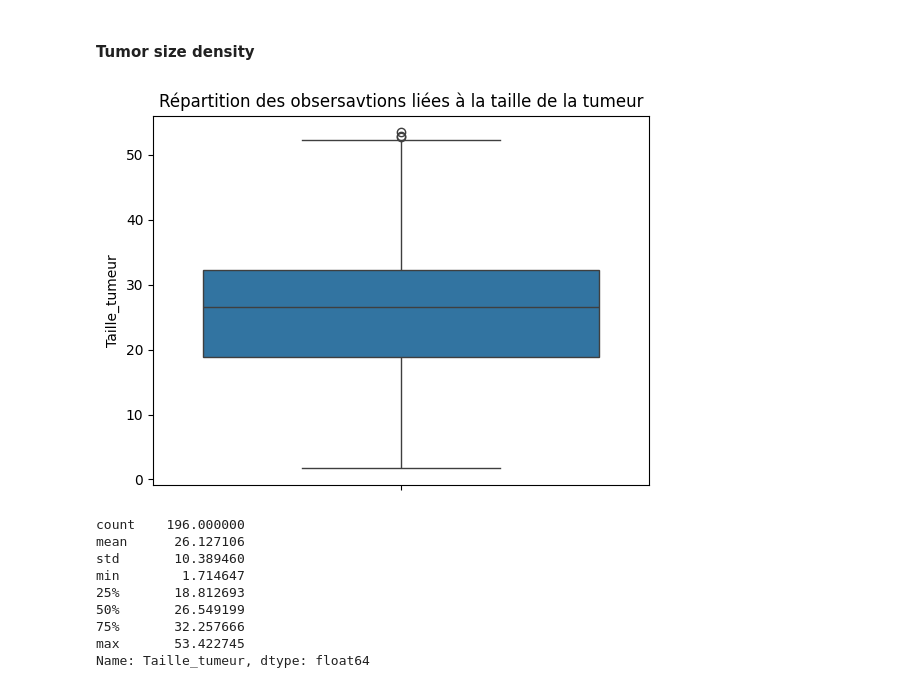
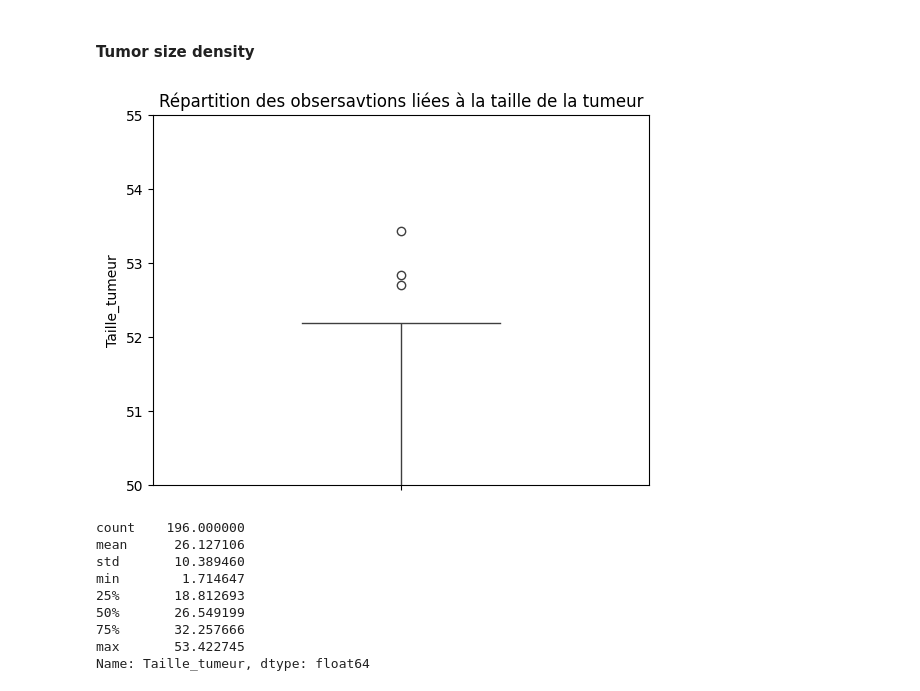
Before and after one commit to dev-byTN/Cancer_Model-Project, a Jupyter notebook: Python_Analysis.ipynb, the cells around one changed output. Saved outputs shown, nothing was run; the diff lists cells and outputs as text; code cells hidden in the pictures.

```diff
--- a/Python_Analysis.ipynb
+++ b/Python_Analysis.ipynb
@@ -121,11 +121,11 @@ plt.show()
 <h4>Tumor size density</h4>
 # %%
 sns.boxplot(data = dt["Taille_tumeur"])
-#plt.ylim(0, 100)
+plt.ylim(50, 55)
 plt.title("Répartition des obsersavtions liées à la taille de la tumeur")
 plt.show()
 # %% [output]
-[figure, old version]
+[figure, new version]
 # %%
 dt["Taille_tumeur"].describe()
 # %% [output]
```
Also changed, not shown: parts of 2 cells of this notebook.
